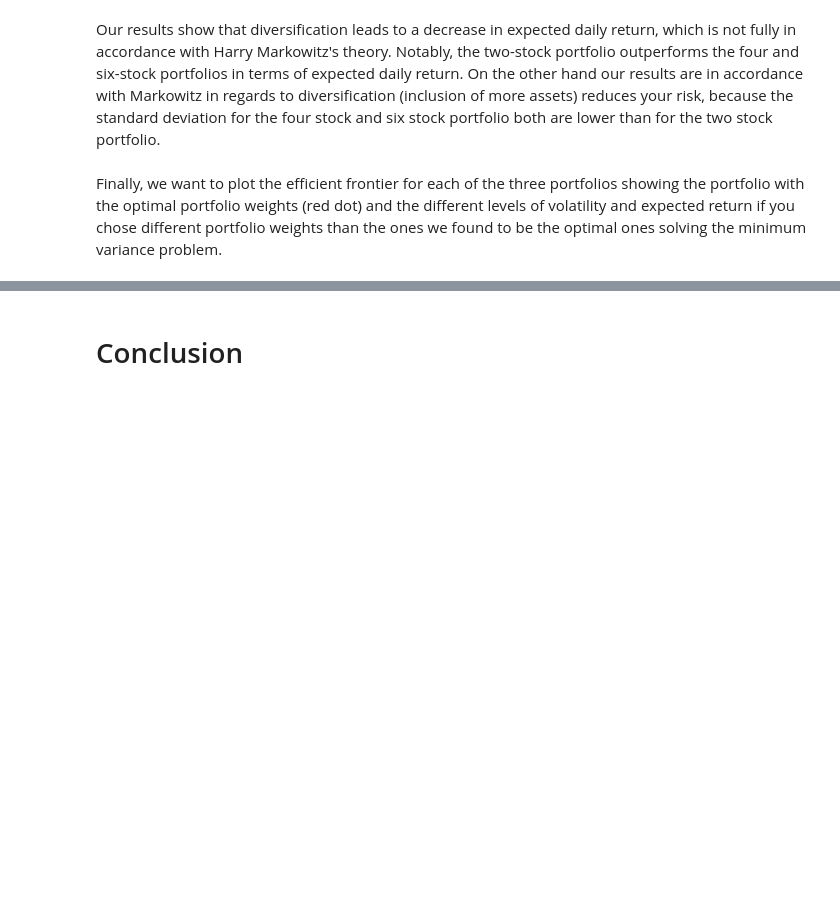
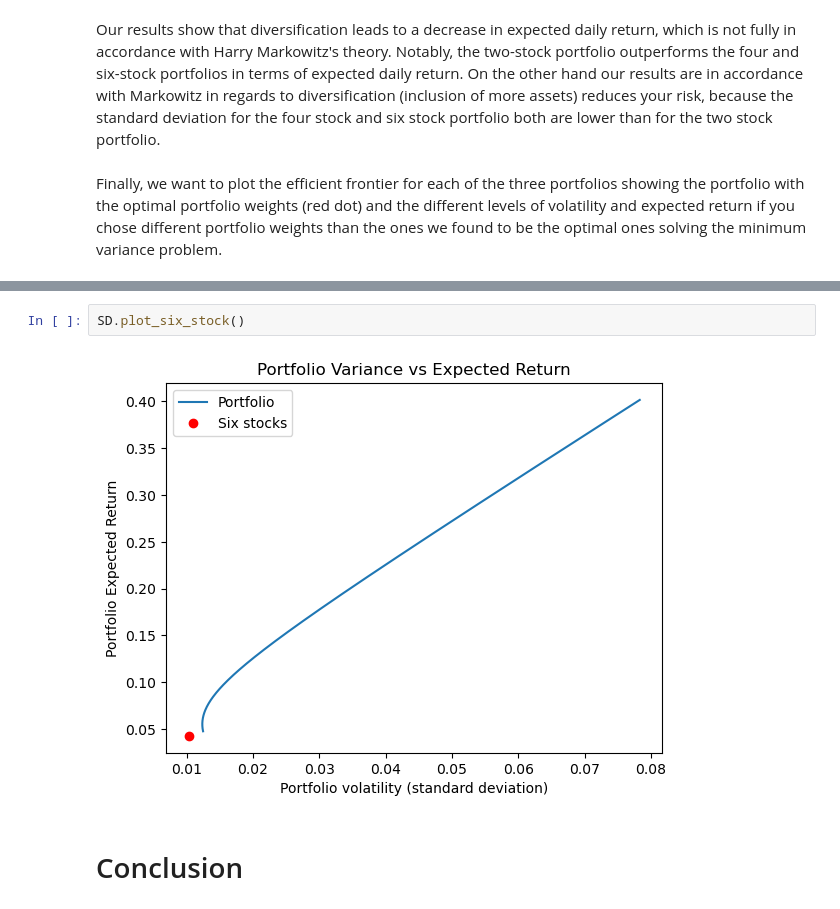
Before and after one commit to NumEconCopenhagen/projects-2024-zgc373-og-pgj472, a Jupyter notebook: dataproject/dataproject.ipynb, the cells around one changed output, grey strips where cells are left out. Drawn from its saved outputs; the diff is of its cells as text; blank space fills up the shorter version.

```diff
--- a/dataproject/dataproject.ipynb
+++ b/dataproject/dataproject.ipynb
@@ -500,3 +356,7 @@ plt.show()
+# %%
+SD.plot_six_stock()
+# %% [output]
+[figure, added]
 # %% [markdown]
 # Conclusion
 # %% [markdown]
```
Also changed, not shown: parts of 14 cells of this notebook, 1 other file.
